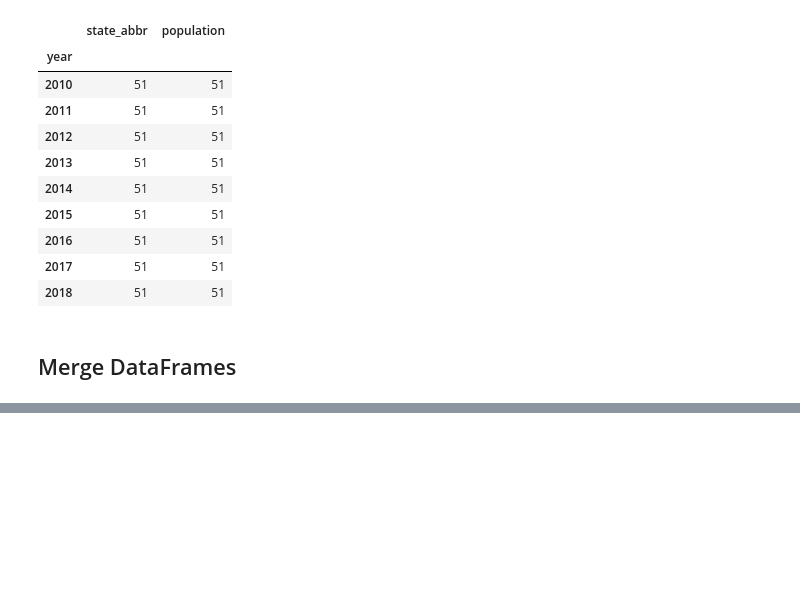
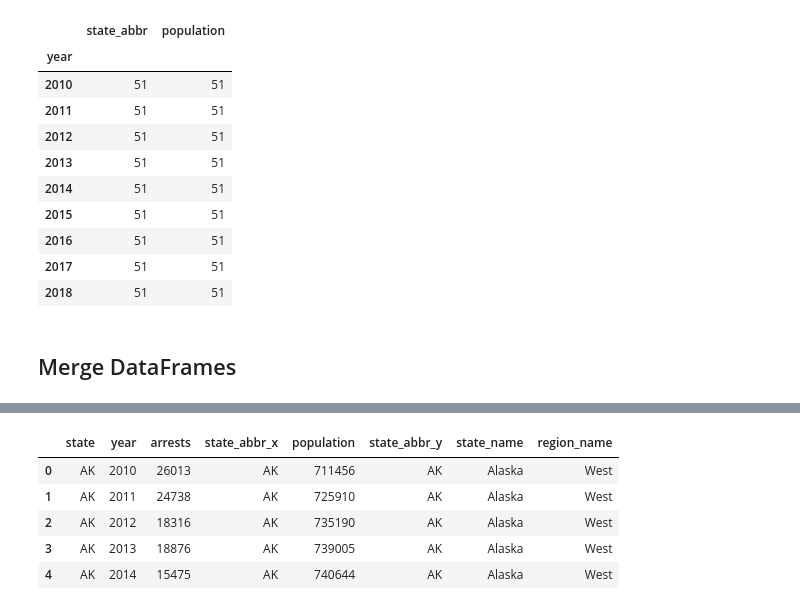
Before and after one commit to PhilBusko/StatsProject, a Jupyter notebook: analysis_arrest_anova.ipynb, the cells around one changed output, grey strips where cells are left out. Cells and saved outputs as stored; diff of their text form; code cells hidden in the pictures; blank space fills up the shorter version.

```diff
--- a/analysis_arrest_anova.ipynb
+++ b/analysis_arrest_anova.ipynb
@@ -217 +223,11 @@ KeyError: 'state_abbr'
+# %%
+merge_2_df = pd.merge(merge_1_df, state_clean_df, how='inner', left_on=['state'], right_on=['state_abbr'])
+merge_2_df.head()
+# %% [output]
+|  | state | year | arrests | state_abbr_x | population | state_abbr_y | state_name | region_name |
+| 0 | AK | 2010 | 26013 | AK | 711456 | AK | Alaska | West |
+| 1 | AK | 2011 | 24738 | AK | 725910 | AK | Alaska | West |
+| 2 | AK | 2012 | 18316 | AK | 735190 | AK | Alaska | West |
+| 3 | AK | 2013 | 18876 | AK | 739005 | AK | Alaska | West |
+| 4 | AK | 2014 | 15475 | AK | 740644 | AK | Alaska | West |
 # %%
```
Also changed, not shown: parts of 24 cells of this notebook, 1 other file.
